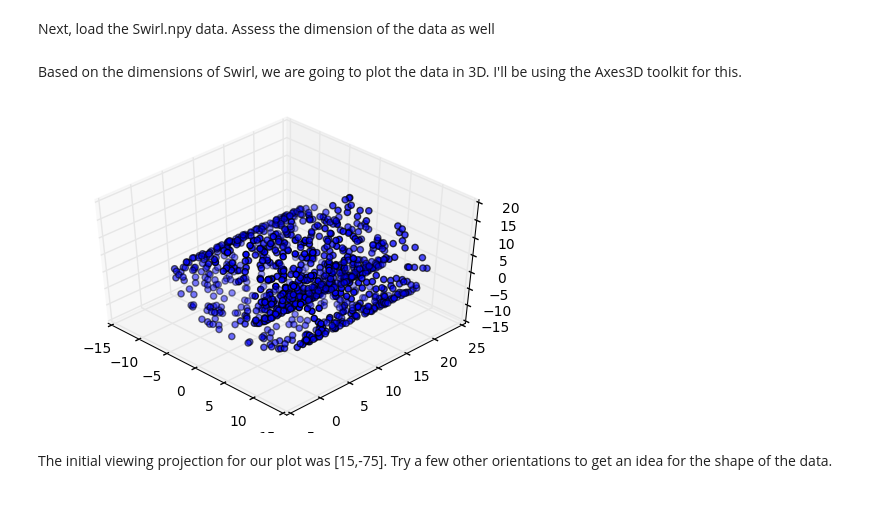
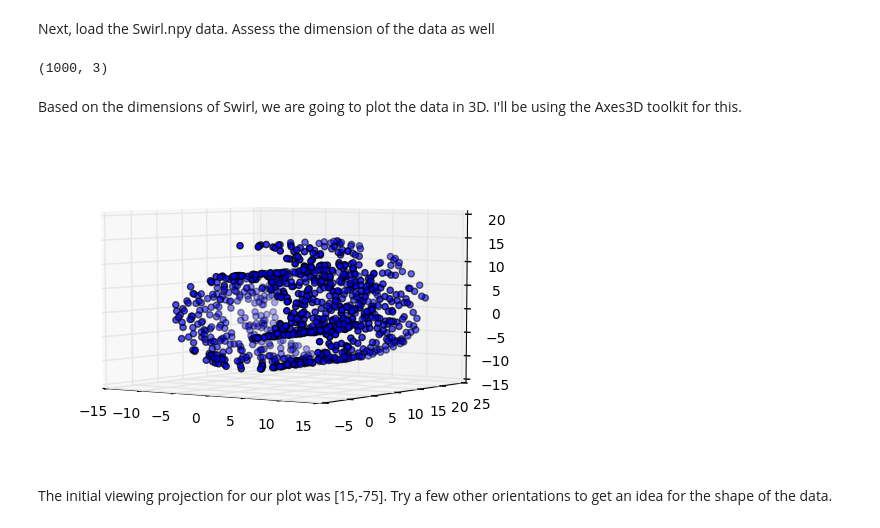
Before and after one commit to cooperii/Week-8-Lab, a Jupyter notebook: Week 8 Lab.ipynb, the cells around one changed output. Saved outputs shown, nothing was run; the diff lists cells and outputs as text; code cells hidden in the pictures.

```diff
--- a/Week 8 Lab.ipynb
+++ b/Week 8 Lab.ipynb
@@ -15,21 +15,24 @@ Next, load the Swirl.npy data. Assess the dimension of the data as well
 Swirl = np.load('Swirl.npy')
 
 # Find the shape or dimension of the Swirl data here
+Swirl.shape
+# %% [output]
+(1000, 3)
 # %% [markdown]
 Based on the dimensions of Swirl, we are going to plot the data in 3D. I'll be using the Axes3D toolkit for this.
 # %%
 from mpl_toolkits.mplot3d import Axes3D
 fig = plt.figure()
 ax = fig.add_subplot(111, projection='3d')
 
 #play around with viewing in 3D
-ax.view_init(45,-45)
+ax.view_init(5,-55)
 
 ax.scatter(Swirl[:,0],Swirl[:,1],Swirl[:,2], c = 'b', marker='o')
 
 plt.show()
 # %% [output]
-[figure, old version]
+[figure, new version]
 # %% [markdown]
 The initial viewing projection for our plot was [15,-75]. Try a few other orientations to get an idea for the shape of the data.
 # %%
```
Also changed, not shown: parts of 10 cells of this notebook.
